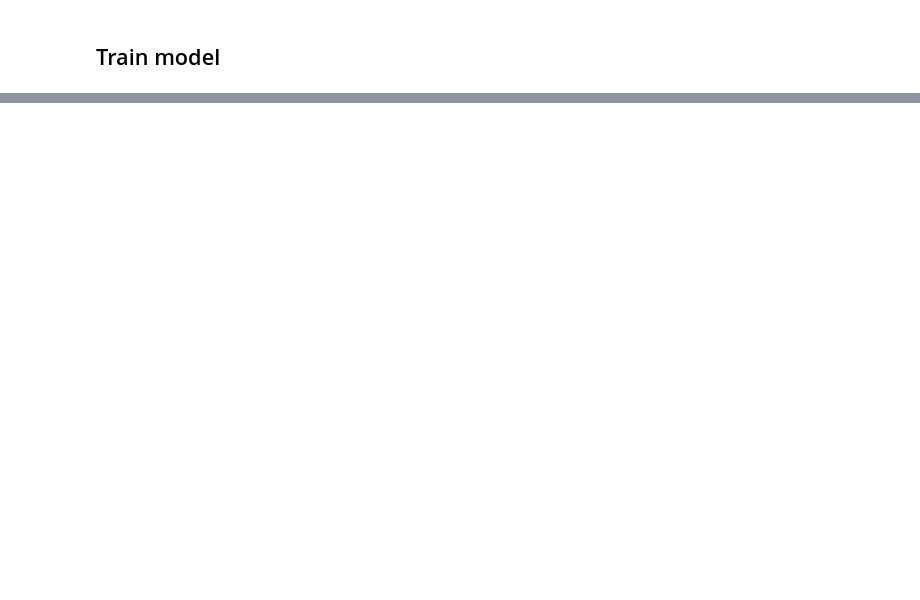
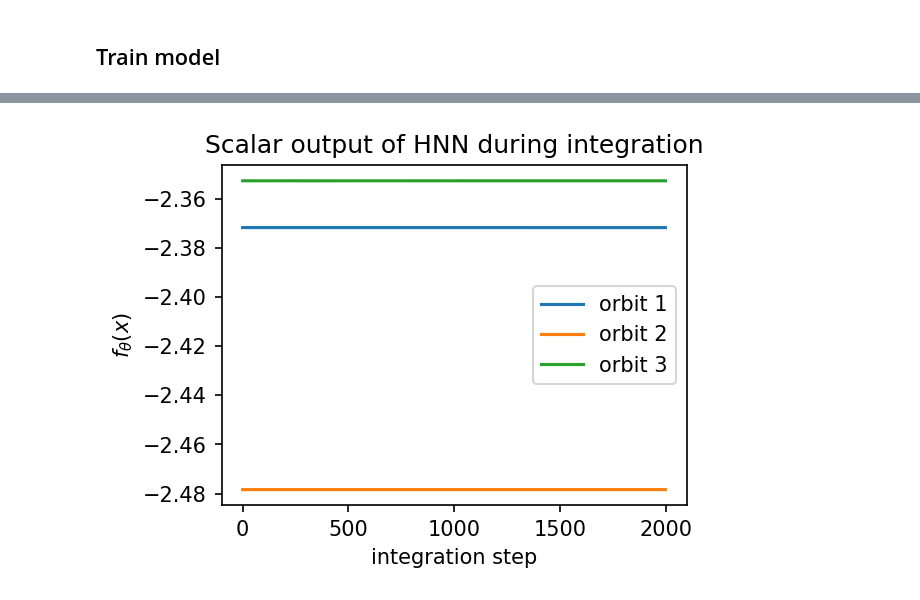
Before and after one commit to greydanus/hamiltonian-nn, a Jupyter notebook: analyze-orbits.ipynb, the cells around one changed output, grey strips where cells are left out. Cells and saved outputs as stored; diff of their text form; code cells hidden in the pictures; blank space fills up the shorter version.

```diff
--- a/analyze-orbits.ipynb
+++ b/analyze-orbits.ipynb
@@ -311,0 +429,42 @@ step 1400, train_loss 1.7123e-04, test_loss 1.1871e-04, grad norm 1.1803e-05, gr
+# %%
+# integrate trajectories
+t_points = 2000
+t_span = [0,40]
+
+np.random.seed(1)
+state = random_config()
+update_fn = lambda t, y0: model_update(t, y0, hnn_model)
+hnn_orbit1, settings = get_orbit(state, t_points=t_points, t_span=t_span, update_fn=update_fn)
+
+np.random.seed(2)
+state = random_config()
+update_fn = lambda t, y0: model_update(t, y0, hnn_model)
+hnn_orbit2, settings = get_orbit(state, t_points=t_points, t_span=t_span, update_fn=update_fn)
+
+np.random.seed(3)
+state = random_config()
+update_fn = lambda t, y0: model_update(t, y0, hnn_model)
+hnn_orbit3, settings = get_orbit(state, t_points=t_points, t_span=t_span, update_fn=update_fn)
+# %%
+plt.figure(figsize=[4,3], dpi=150)
+plt.subplot(1,1,1)
+
+[inp] = totensor([hnn_orbit1[:,1:,:].transpose(1,0,2).reshape(8, -1).T])
+e1 = hnn_model.forward(inp)[1]
+
+[inp] = totensor([hnn_orbit2[:,1:,:].transpose(1,0,2).reshape(8, -1).T])
+e2 = hnn_model.forward(inp)[1]
+
+[inp] = totensor([hnn_orbit3[:,1:,:].transpose(1,0,2).reshape(8, -1).T])
+e3 = hnn_model.forward(inp)[1]
+
+plt.plot(e1.data.numpy(), label='orbit 1')
+plt.plot(e2.data.numpy(), label='orbit 2')
+plt.plot(e3.data.numpy(), label='orbit 3')
+plt.xlabel('integration step')
+plt.ylabel('$f_{\\theta}(x)$')
+plt.legend()
+plt.title("Scalar output of HNN during integration")
+plt.show()
+# %% [output]
+[figure, added]
```
Also changed, not shown: parts of 17 cells of this notebook.
